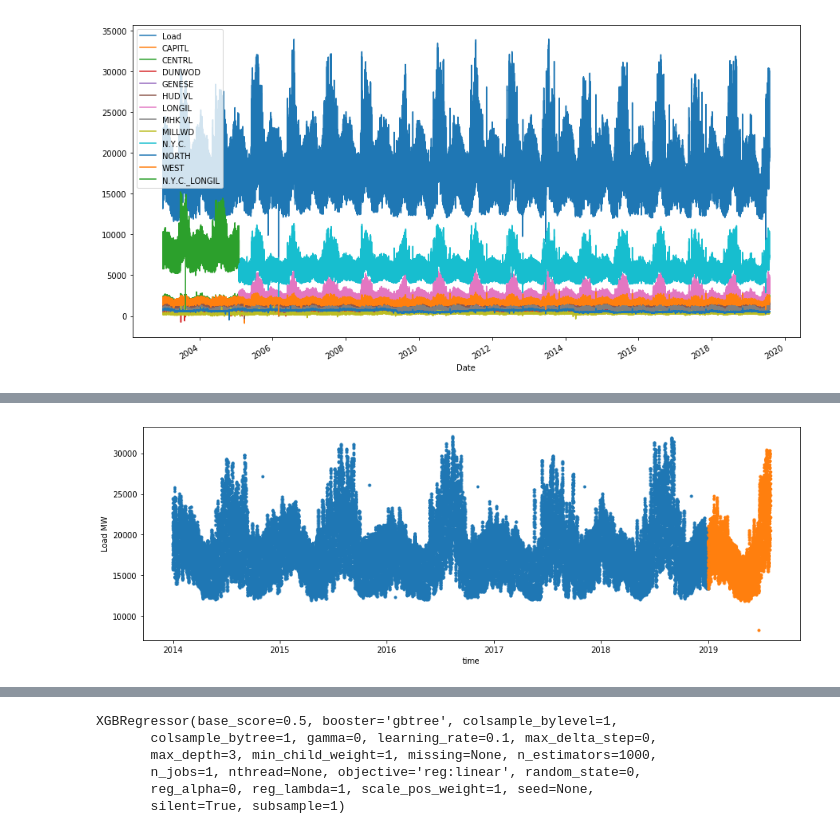
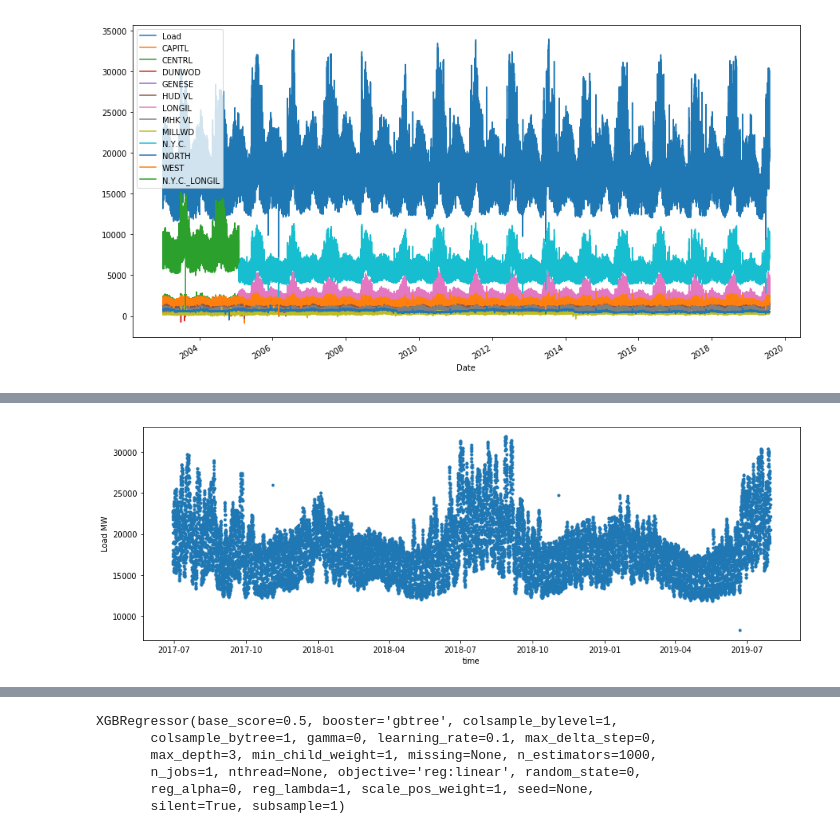
Before and after one commit to dmart49/nyiso_project, a Jupyter notebook: xgboost.ipynb, the cells around one changed output, grey strips where cells are left out. Saved outputs shown, nothing was run; the diff lists cells and outputs as text; code cells hidden in the pictures.

```diff
--- a/xgboost.ipynb
+++ b/xgboost.ipynb
@@ -166,8 +319,4 @@ train, test = split_data(df,'01-01-2014', '01-01-2019')
-# %%
-train = create_features(train)
-# %%
-test = create_features(test)
 # %%
 _id = 'date'
 train, keep_cols, used_cols = data_prep(train)
-test, keep_cols, used_cols = data_prep(test)
+test, keep_cols, used_cols = data_prep(test, isTest=1)
@@ -174,5 +343,5 @@ test, keep_cols, used_cols = data_prep(test)
 # %%
-X_train = train[used_cols].copy().fillna(0)
+X_train = train[keep_cols].copy()
 y_train = train[target].copy()
-X_test = test[used_cols].copy().fillna(0)
-y_test = test[target].copy()
+X_test = df_['07-31-2019'][used_cols].copy()
+y_test = df['07-31-2019'][target].copy()
@@ -179,12 +379,12 @@ y_test = test[target].copy()
 # %%
 plt.figure(figsize=(15,5))
 plt.xlabel('time')
 plt.ylabel('Load MW')
 plt.plot(X_train.index,y_train, '.')
-plt.plot(X_test.index,y_test, '.')
+# plt.plot(X_test.index,y_test, '.')
 plt.show()
 # %% [output]
-[figure, old version]
+[figure, new version]
 # %%
 X_train.shape
 # %% [output]
```
Also changed, not shown: parts of 53 cells of this notebook.
